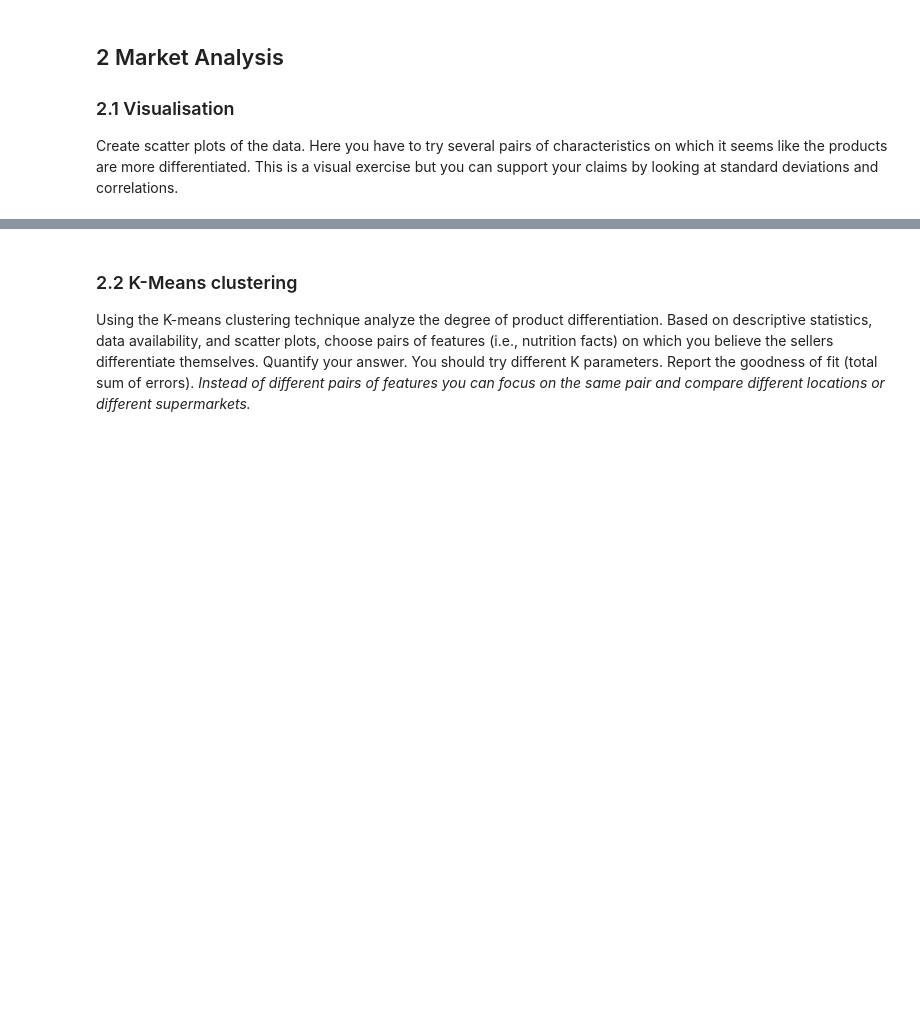
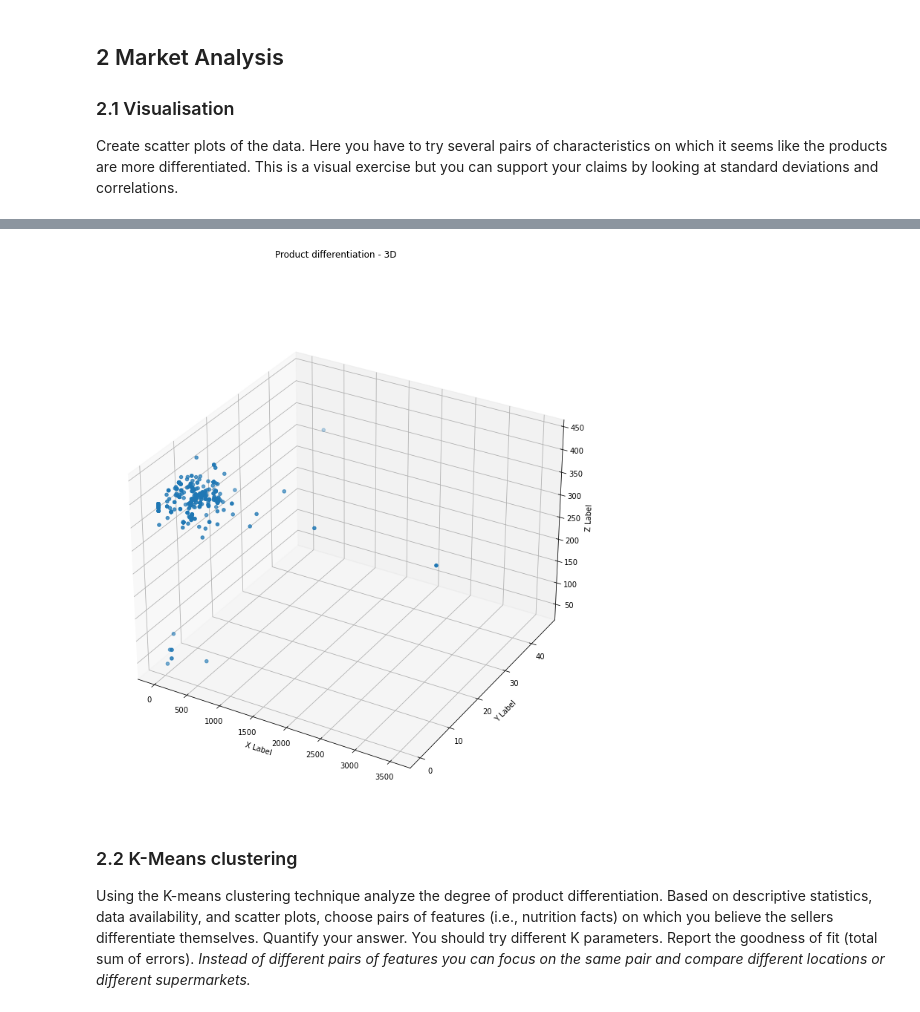
Before and after one commit to joshuamcurtis/Cereal_Project, a Jupyter notebook: Cereal Project.ipynb, the cells around one changed output, grey strips where cells are left out. Drawn from its saved outputs; the diff is of its cells as text; code cells hidden in the pictures; blank space fills up the shorter version.

Commit message:
Added 3D scatter plots

```diff
--- a/Cereal Project.ipynb
+++ b/Cereal Project.ipynb
@@ -251,3 +263,17 @@ plt.show()
+# %%
+fig = plt.figure(figsize=(12,12))
+ax = plt.axes(projection ="3d")
+
+ax.scatter( Cereals['CALCIUM'], Cereals['FIBER'],Cereals['CALORIES'])
+
+ax.set_xlabel('X Label')
+ax.set_ylabel('Y Label')
+ax.set_zlabel('Z Label')
+
+fig.suptitle('Product differentiation - 3D')
+plt.show()
+# %% [output]
+[figure, added]
 # %% [markdown]
 ### 2.2 K-Means clustering
 Using the K-means clustering technique analyze the degree of product differentiation. Based on descriptive statistics, data availability, and scatter plots, choose pairs of features (i.e., nutrition facts) on which you believe the sellers differentiate themselves. Quantify your answer. You should try different K parameters. Report the goodness of fit (total sum of errors). *Instead of different pairs of features you can focus on the same pair and compare different locations or different supermarkets.*
```
Also changed, not shown: parts of 13 cells of this notebook.
